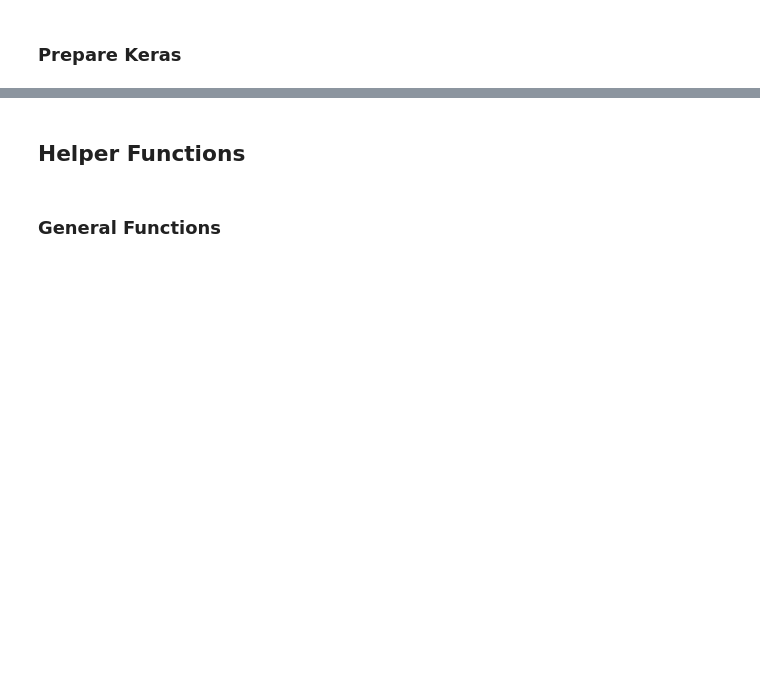
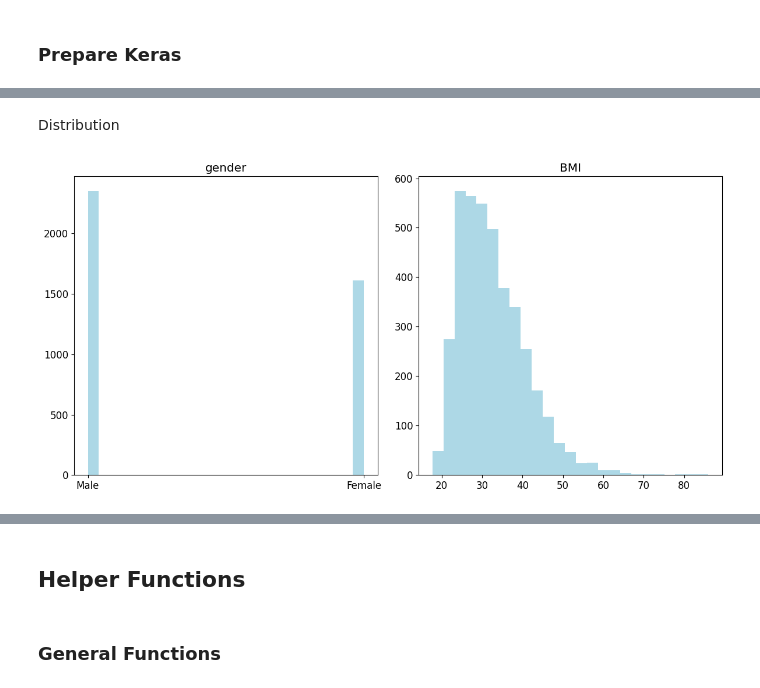
Before and after one commit to hjiangAnthony/dl_image_bmi, a Jupyter notebook: ml_final_1_02_tuning_v7_uniPredict_cropped.ipynb, the cells around one changed output, grey strips where cells are left out. Saved outputs shown, nothing was run; the diff lists cells and outputs as text; code cells hidden in the pictures; blank space fills up the shorter version.

```diff
--- a/ml_final_1_02_tuning_v7_uniPredict_cropped.ipynb
+++ b/ml_final_1_02_tuning_v7_uniPredict_cropped.ipynb
@@ -110,0 +146,21 @@ Keras version: 2.12.0
+# %%
+plt.rcParams["figure.figsize"] = (12, 6)
+plt.rcParams["xtick.labelsize"] = 12
+plt.rcParams["ytick.labelsize"] = 12
+plt.rcParams["font.size"] = 12
+plt.rcParams["axes.labelsize"] = 12
+# %% [markdown]
+Distribution
+# %%
+def ax_subplot(ax, x, title, bins = 25, color = 'lightblue'):
+    x = x[~x.isnull()]
+    ax.hist(x, bins = bins, color = color)
+    ax.set_title(title)
+
+fig, ax = plt.subplots(1,2)
+ax_subplot(ax[0], bmi.gender, 'gender')
+ax_subplot(ax[1], bmi.bmi, 'BMI')
+plt.tight_layout()
+plt.show()
+# %% [output]
+[figure, added]
```
Also changed, not shown: parts of 13 cells of this notebook.
